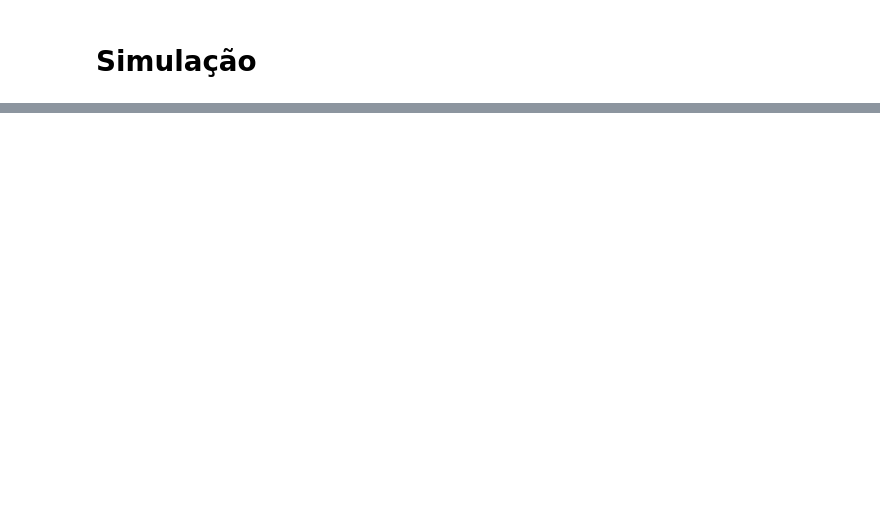
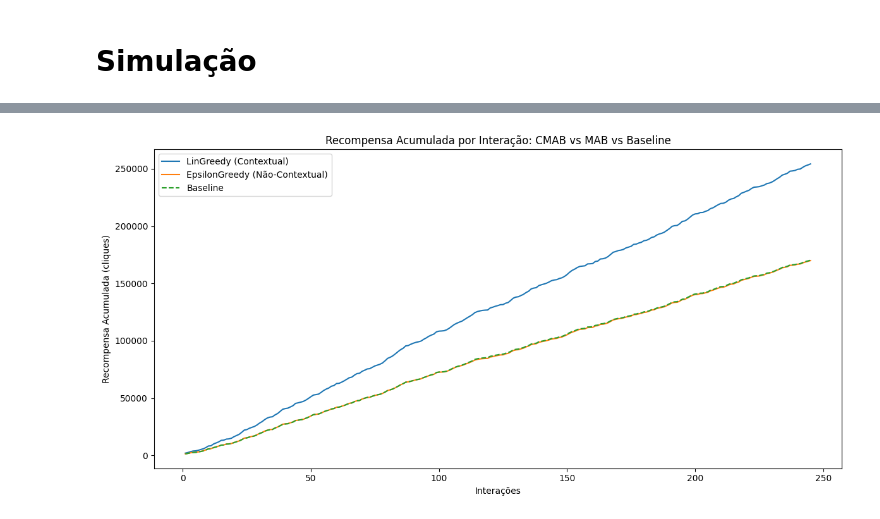
Before and after one commit to CarlosQuixada/Contextual-Multi-Armed-Bandit, a Jupyter notebook: notebook/02_Simulacao_CMAB copy.ipynb, the cells around one changed output, grey strips where cells are left out. Saved outputs shown, nothing was run; the diff lists cells and outputs as text; code cells hidden in the pictures; blank space fills up the shorter version.

```diff
--- a/notebook/02_Simulacao_CMAB copy.ipynb
+++ b/notebook/02_Simulacao_CMAB copy.ipynb
@@ -65,0 +40,19 @@ def simular_recompensa(row):
+# %%
+def encoder_dataset(df_contx):
+    # Fit-transform
+    X_transformed = preprocessor.transform(df_contx)
+
+    # Pegar os nomes das colunas
+    ohe = preprocessor.named_transformers_['cat']
+    ohe_features = ohe.get_feature_names_out(cols_categoric)
+    feature_names = list(ohe_features) + cols_numeric
+
+    # Converter para DataFrame
+    X_final = pd.DataFrame(X_transformed.toarray() if hasattr(X_transformed, 'toarray') else X_transformed,
+                        columns=feature_names,
+                        index=df_contx.index)
+
+
+    df_transformer = pd.concat([df_contx[cols_inf], X_final], axis=1)
+
+    return df_transformer
@@ -231,0 +239,18 @@ simulacao(df)
+# %%
+x_data, hist_cumulative_contextual_leg, hist_cumulative_nao_contextual_eg
+
+fig, ax = plt.subplots(figsize=(12, 6))
+
+ax.plot(x_data, hist_cumulative_contextual_leg, label="LinGreedy (Contextual)")
+ax.plot(x_data, hist_cumulative_nao_contextual_eg, label="EpsilonGreedy (Não-Contextual)")
+ax.plot(x_data, hist_cumulative_baseline, label="Baseline", linestyle="--")
+
+ax.set_xlabel("Interações")
+ax.set_ylabel("Recompensa Acumulada (cliques)")
+ax.set_title("Recompensa Acumulada por Interação: CMAB vs MAB vs Baseline")
+ax.legend()
+# ax.grid(True)
+plt.tight_layout()
+plt.show()
+# %% [output]
+[figure, added]
```
Also changed, not shown: parts of 12 cells of this notebook, 6 other files.
